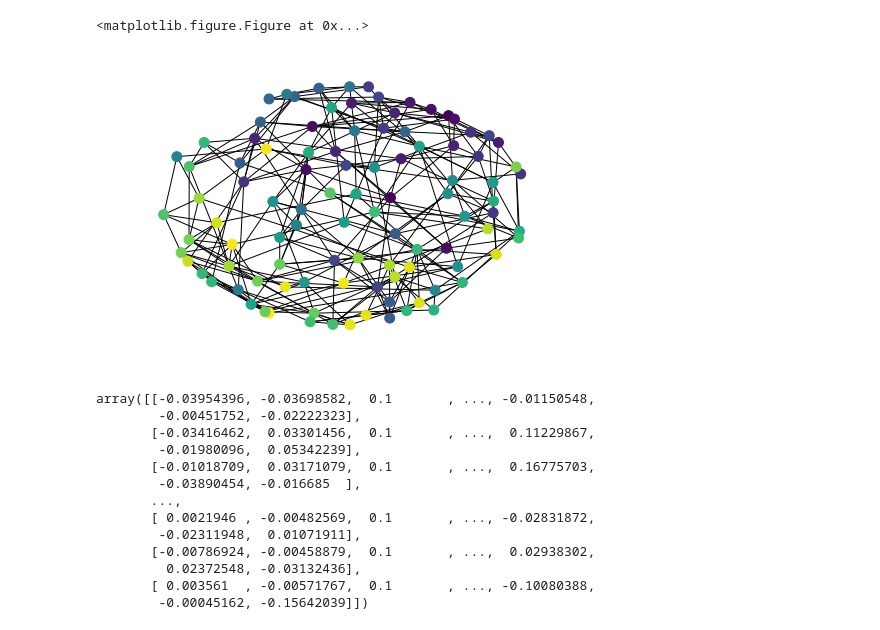
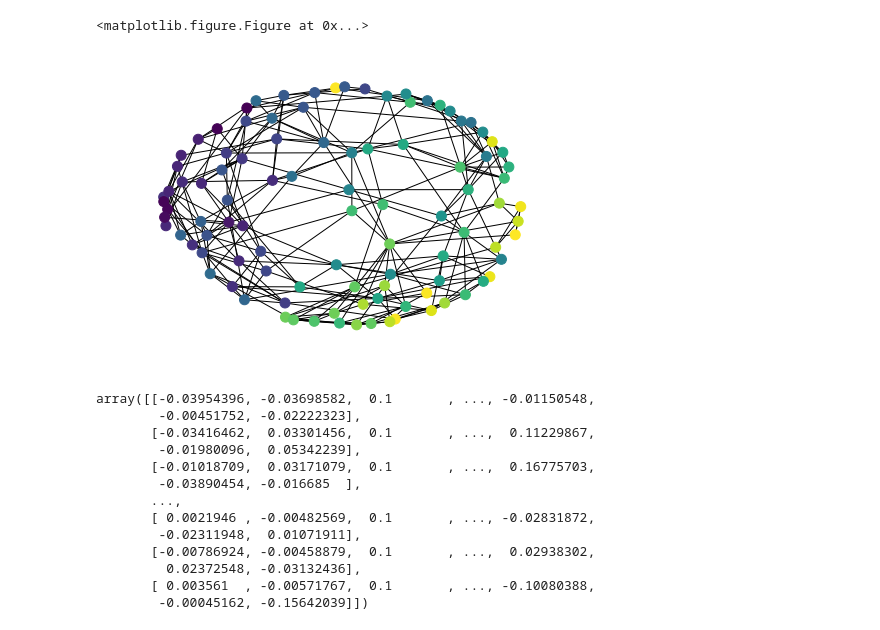
Before and after one commit to holdenlee/network-dynamics, a Jupyter notebook: Recommendation friends to reduce polarization.ipynb, the cells around one changed output. Drawn from its saved outputs; the diff is of its cells as text; code cells hidden in the pictures.

```diff
--- a/Recommendation friends to reduce polarization.ipynb
+++ b/Recommendation friends to reduce polarization.ipynb
@@ -79,10 +79,10 @@ def sample(li):
         return None
     return li[rand.randint(0,len(li)-1)]
 
-def loop_step(graph,sigma=0.1,p=0.1):
+def loop_step(graph,sigma=0.1,p=0.1,acc_fn=lambda me, you: math.exp(-abs(me.ideo-you.ideo))):
     for node in graph.nodes():
         update_friendships(graph,node,sigma)
-        maybe_make_friend(graph,node,p)
+        maybe_make_friend(graph,node,p,acc_fn)
 
 def init_graph(pop):
     nodes = [Person() for i in range(pop)]
@@ -122,14 +122,14 @@ plt.clf()
 # %%
 G=init_graph(100)
 colors = [person.ideo for person in G.nodes()]
 #print(G.nodes())
 for t in range(1000):
-    loop_step(G)
+    loop_step(G, sigma=0.1,p=0.1, acc_fn=lambda me, you: math.exp(-2*abs(me.ideo-you.ideo)))
 plt.clf()
 nx.draw(G, node_size=100, node_color = colors, cmap=plt.cm.viridis)
 #nx.draw(G)
 # %% [output]
-[figure, old version]
+[figure, new version]
 # %%
 import numpy.linalg as la
 import numpy as np
```
Also changed, not shown: parts of 1 cell of this notebook, 1 other file.
